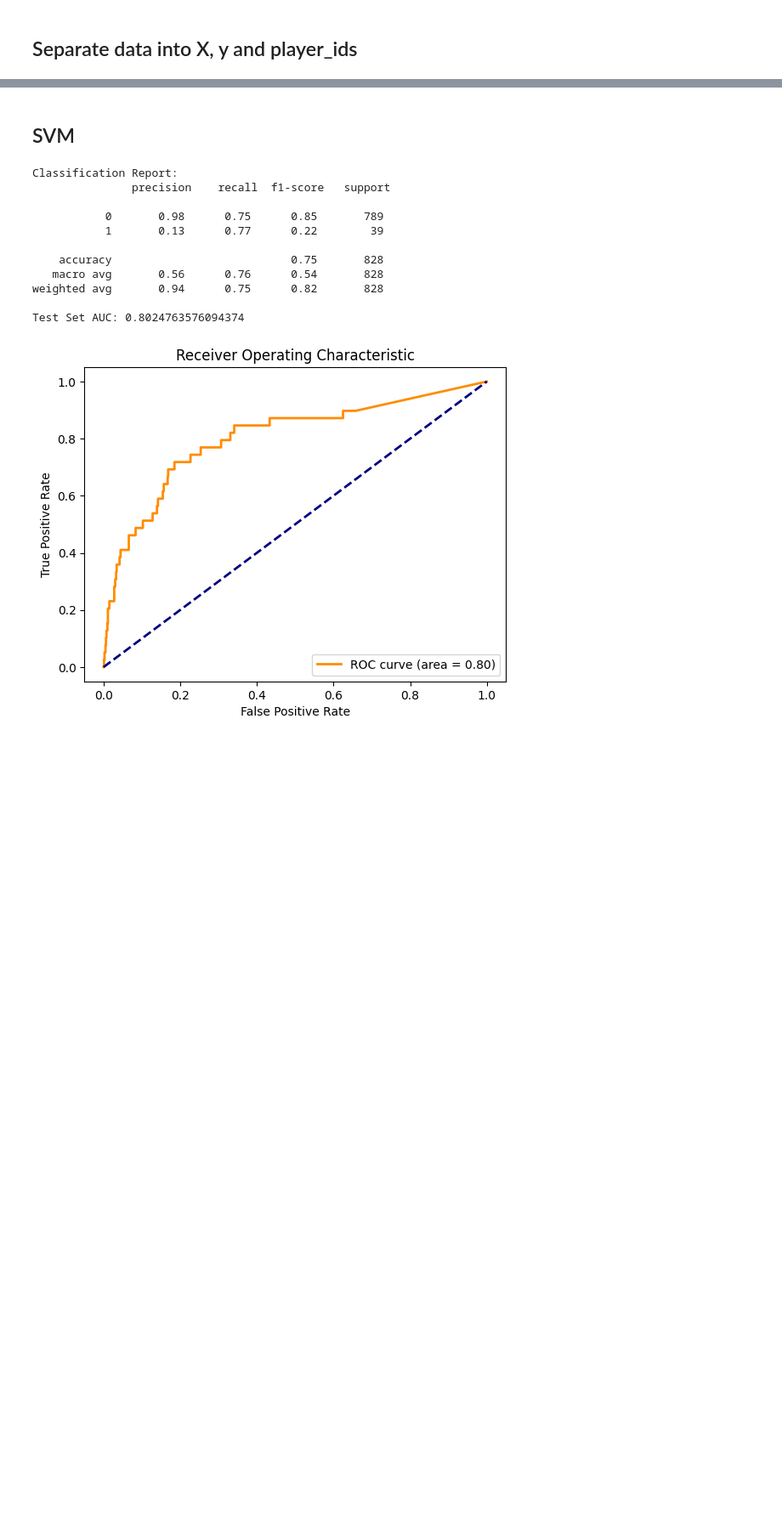
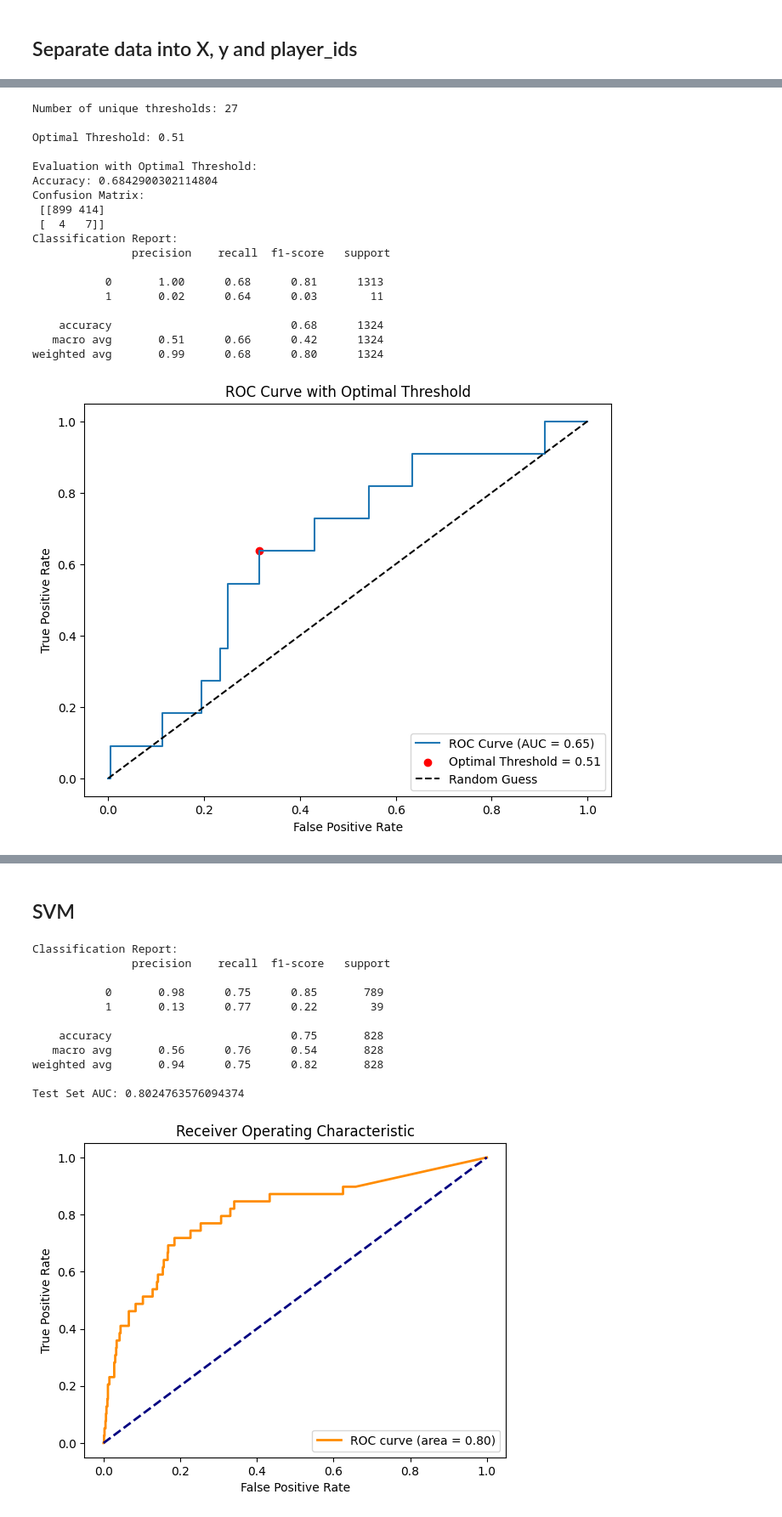
Before and after one commit to Tommy-Las/WatfordFC, a Jupyter notebook: ML_Model.ipynb, the cells around one changed output, grey strips where cells are left out. Shown at 85% size. Drawn from its saved outputs; the diff is of its cells as text; code cells hidden in the pictures; blank space fills up the shorter version.

```diff
--- a/ML_Model.ipynb
+++ b/ML_Model.ipynb
@@ -244,0 +169,7 @@ Based on the response , there is no columns that need to be removed
+# %%
+metrics_df = ['DATE', 'PlayerID', 'Injury', 'TD-3', '>19.8-3', '>25-3', 'ACC-3', 'DEC-3',
+       'Sprints-3', 'TD-7', '>19.8-7', '>25-7', 'ACC-7', 'DEC-7',
+       'Sprints-7', 'TD-21', '>19.8-21', '>25-21', 'ACC-21',
+       'DEC-21', 'Sprints-21']
+
+df_sorted = df_filtered[metrics_df].sort_values(by='DATE', ascending=False)
@@ -244,0 +190,4 @@ Based on the response , there is no columns that need to be removed
+# %%
+extra_cols = df_sorted[['DATE', 'PlayerID']]
+X = df_sorted[metrics_train]
+y = df_sorted['Injury']
@@ -244,0 +196,4 @@ Based on the response , there is no columns that need to be removed
+# %%
+# Split the data into training and test sets
+# X_train, X_test, y_train, y_test, player_ids_train, player_ids_test = train_test_split(X, y, player_ids, test_size=0.3, random_state=42, stratify=y)
+X_train, X_test, y_train, y_test, extra_cols_train, extra_cols_test = train_test_split(X, y, extra_cols, test_size=0.3, random_state=42)
@@ -245,10 +202,6 @@ Based on the response , there is no columns that need to be removed
 # %%
-# Split the data into training and test sets (test set remains untouched)
-X_train, X_test, y_train, y_test, player_ids_train, player_ids_test = train_test_split(X, y, player_ids, test_size=0.2, random_state=42, stratify=y)
-
 # Initialize SMOTE
 smote = SMOTE(random_state=42)
-
 # Apply SMOTE to training data
 X_train , y_train = smote.fit_resample(X_train, y_train)
 
@@ -270,0 +273,52 @@ Name: count, dtype: int64
+# %%
+# ROC curve and optimal threshold
+fpr, tpr, thresholds = roc_curve(y_test, y_test_prob)
+roc_auc = auc(fpr, tpr)
+
+# Check unique thresholds
+print(f"Number of unique thresholds: {len(thresholds)}")
+
+# Find the optimal threshold
+optimal_idx = (tpr - fpr).argmax()
+optimal_threshold = thresholds[optimal_idx]
+print(f"\nOptimal Threshold: {optimal_threshold:.2f}")
+
+# Apply the optimal threshold
+y_test_pred_optimal = (y_test_prob >= optimal_threshold).astype(int)
+
+# Evaluate with the optimal threshold
+print("\nEvaluation with Optimal Threshold:")
+print("Accuracy:", accuracy_score(y_test, y_test_pred_optimal))
+print("Confusion Matrix:\n", confusion_matrix(y_test, y_test_pred_optimal))
+print("Classification Report:\n", classification_report(y_test, y_test_pred_optimal))
+
+# Plot the ROC curve with the optimal threshold
+plt.figure(figsize=(8, 6))
+plt.plot(fpr, tpr, label=f"ROC Curve (AUC = {roc_auc:.2f})")
+plt.scatter(fpr[optimal_idx], tpr[optimal_idx], color="red", label=f"Optimal Threshold = {optimal_threshold:.2f}")
+plt.plot([0, 1], [0, 1], "k--", label="Random Guess")
+plt.xlabel("False Positive Rate")
+plt.ylabel("True Positive Rate")
+plt.title("ROC Curve with Optimal Threshold")
+plt.legend(loc="lower right")
+plt.show()
+# %% [output]
+Number of unique thresholds: 27
+
+Optimal Threshold: 0.51
+
+Evaluation with Optimal Threshold:
+Accuracy: 0.6842900302114804
+Confusion Matrix:
+ [[899 414]
+ [  4   7]]
+Classification Report:
+               precision    recall  f1-score   support
+
+           0       1.00      0.68      0.81      1313
+           1       0.02      0.64      0.03        11
+
+    accuracy                           0.68      1324
+   macro avg       0.51      0.66      0.42      1324
+weighted avg       0.99      0.68      0.80      1324
+[figure, added]
```
Also changed, not shown: parts of 39 cells of this notebook, 2 other files.
